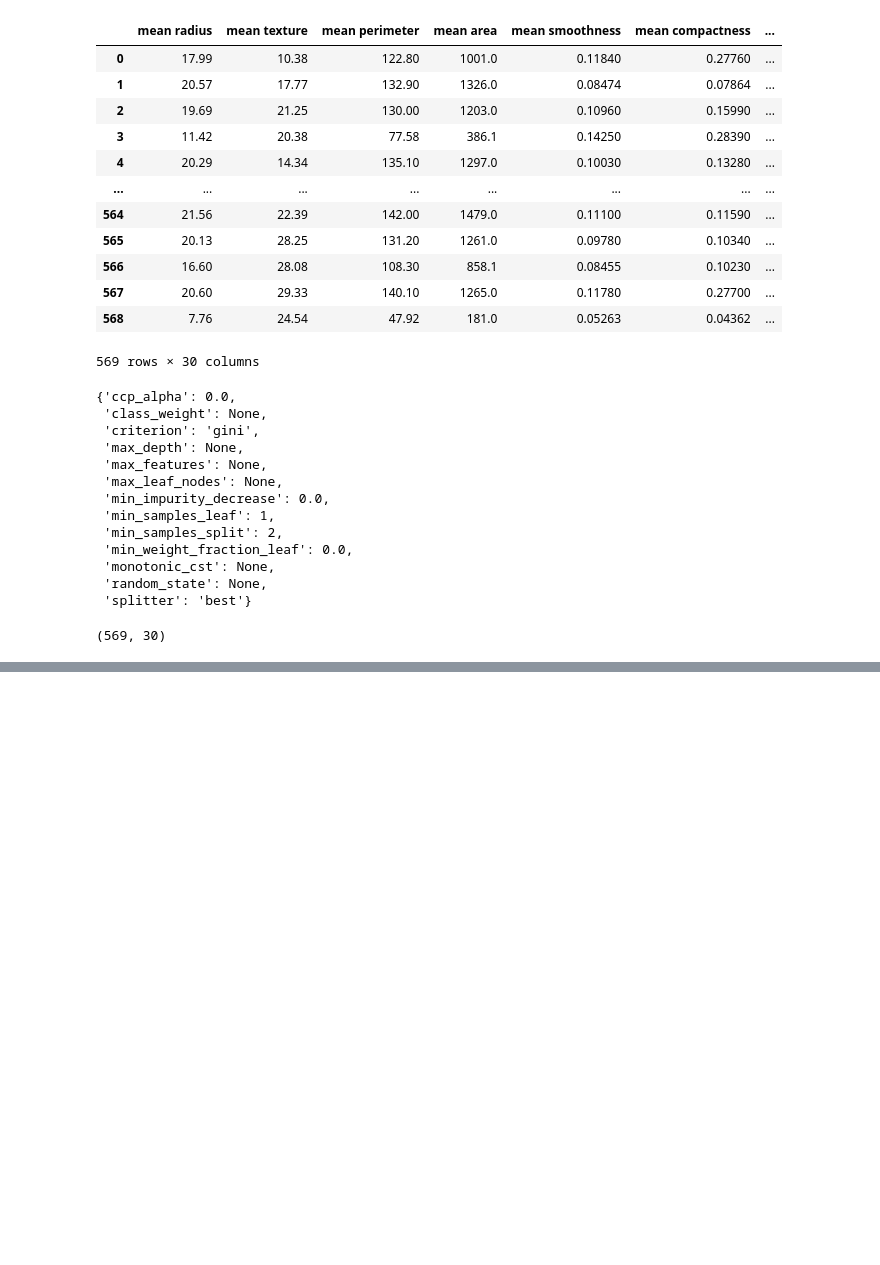
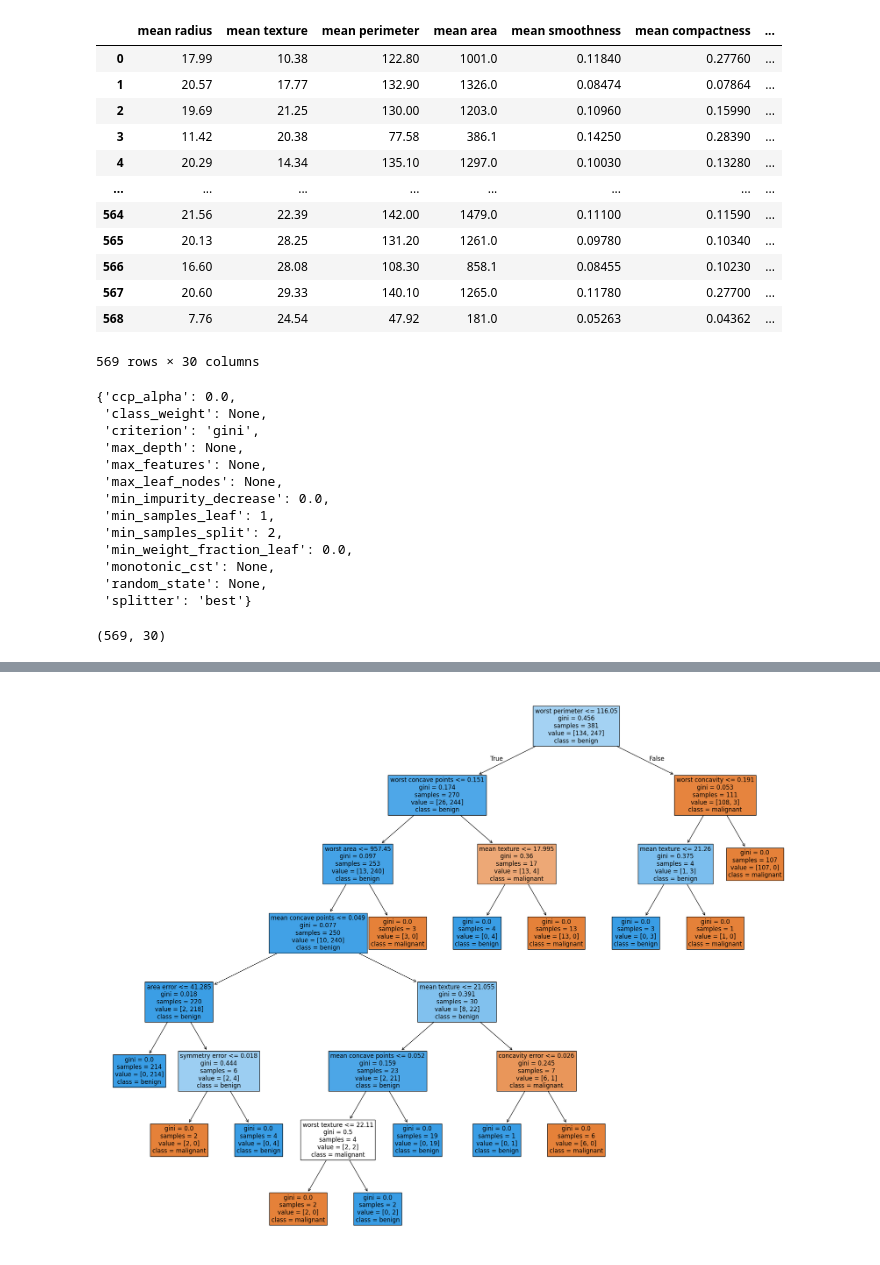
Before and after one commit to Sadhana-up/ML_models, a Jupyter notebook: Decision Trees/Decision_Trees_Clasifier.ipynb, the cells around one changed output, grey strips where cells are left out. Drawn from its saved outputs; the diff is of its cells as text; code cells hidden in the pictures; blank space fills up the shorter version.

```diff
--- a/Decision Trees/Decision_Trees_Clasifier.ipynb
+++ b/Decision Trees/Decision_Trees_Clasifier.ipynb
@@ -88,0 +213,19 @@ precision_score(y_test , pred)
+# %%
+from sklearn import tree
+import matplotlib.pyplot as plt
+
+
+feature_name = X.columns
+
+fig = plt.figure(figsize=(25, 20))
+
+_ = tree.plot_tree(
+    clf,
+    feature_names=feature_name,            # corrected parameter
+    class_names=['malignant', 'benign'],  # should be a list
+    filled=True,
+    fontsize=12
+)
+plt.show()
+# %% [output]
+[figure, added]
```
Also changed, not shown: parts of 13 cells of this notebook.
